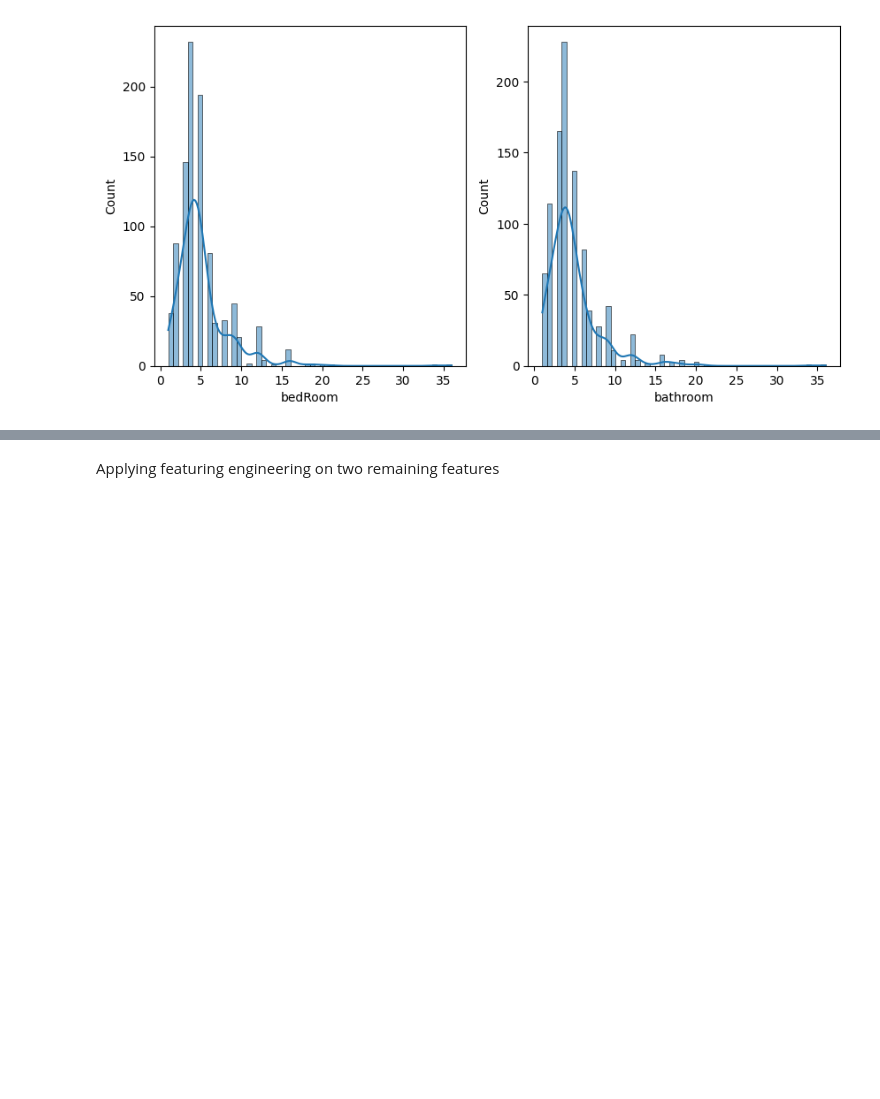
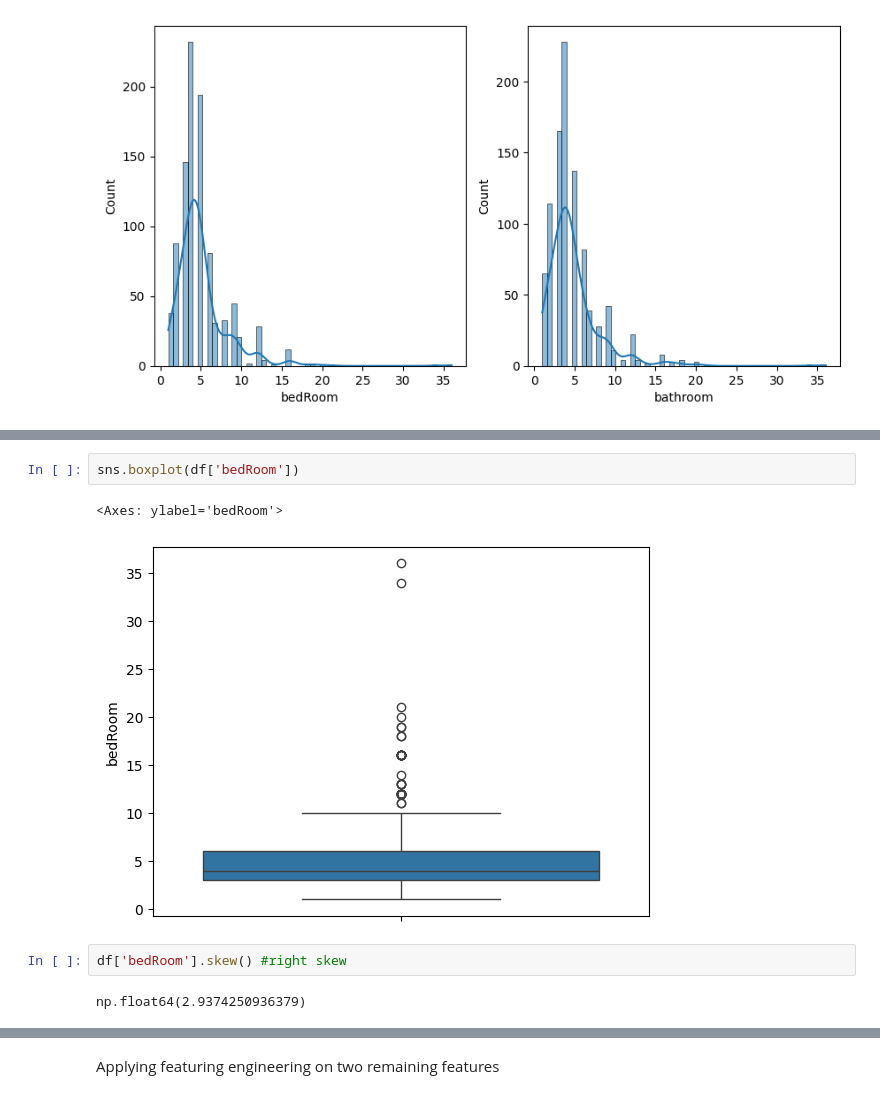
Before and after one commit to PremKarhale/Machine-learning, a Jupyter notebook: Projects/MegaProject1.ipynb, the cells around one changed output, grey strips where cells are left out. Saved outputs shown, nothing was run; the diff lists cells and outputs as text; blank space fills up the shorter version.

```diff
--- a/Projects/MegaProject1.ipynb
+++ b/Projects/MegaProject1.ipynb
@@ -1564,0 +1647,9 @@ sns.histplot(df['bathroom'],kde=True)
+# %%
+sns.boxplot(df['bedRoom'])
+# %% [output]
+<Axes: ylabel='bedRoom'>
+[figure, added]
+# %%
+df['bedRoom'].skew() #right skew
+# %% [output]
+np.float64(2.9374250936379)
```
Also changed, not shown: parts of 48 cells of this notebook.
